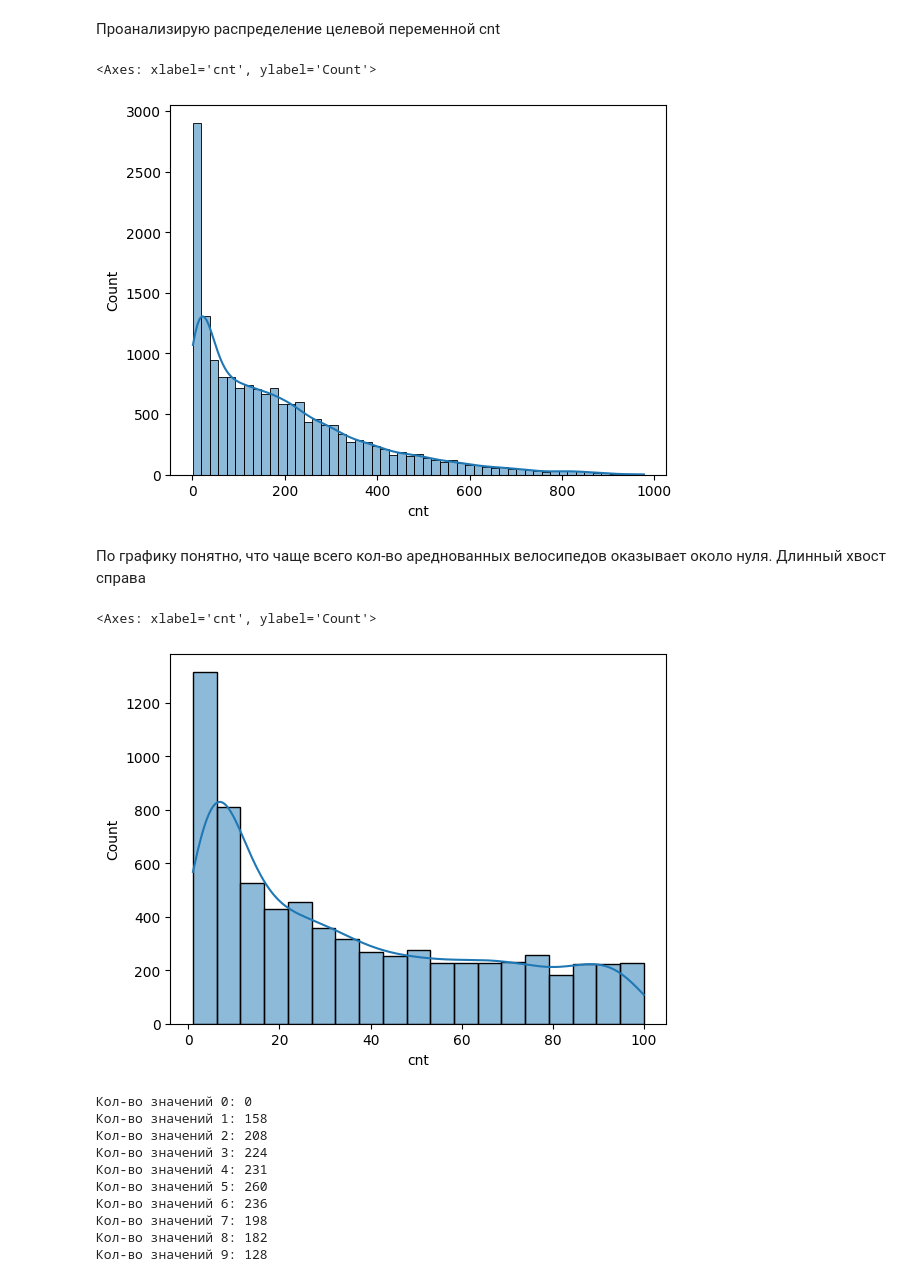
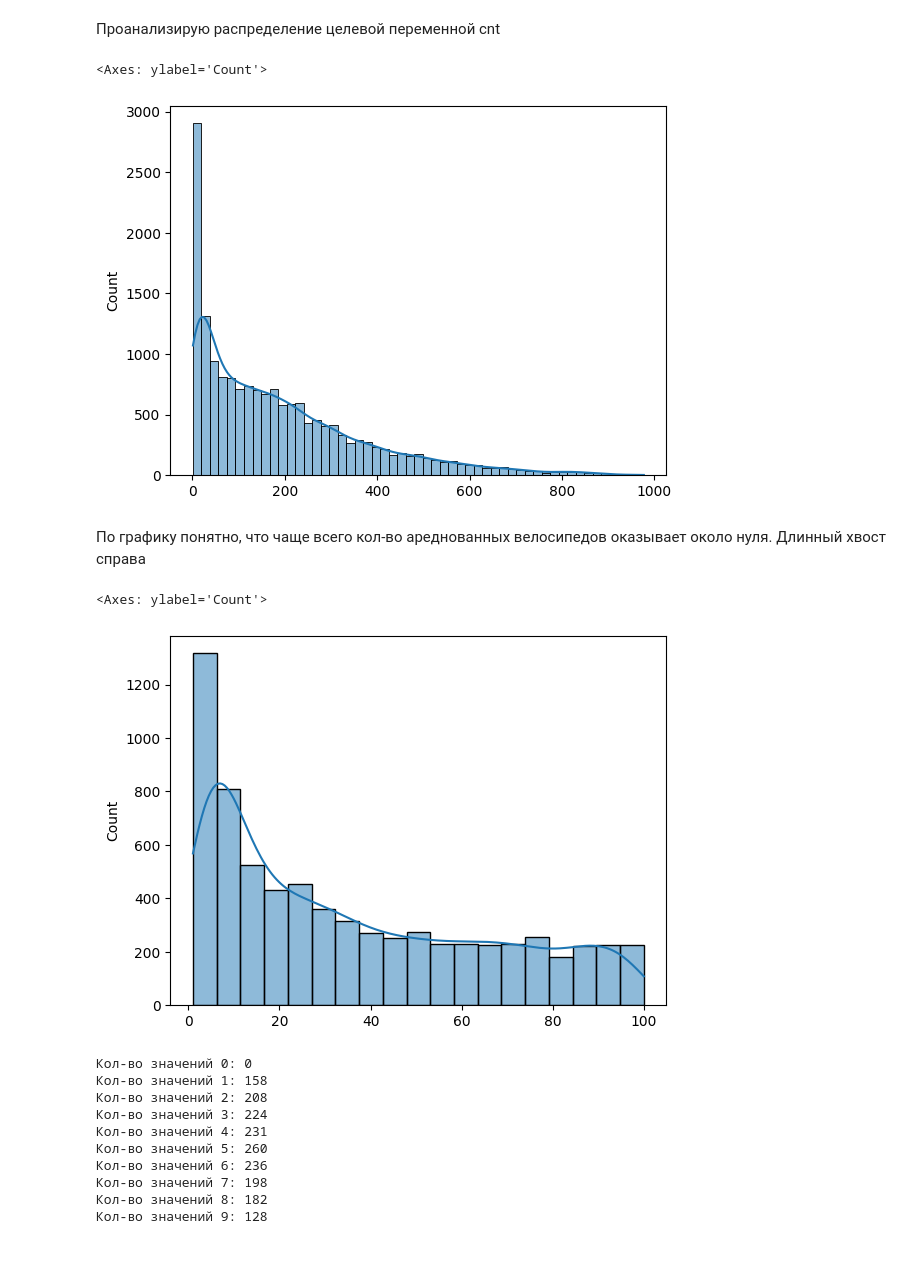
Before and after one commit to Kanogame/bikeshare, a Jupyter notebook: notebooks/01_eda.ipynb, the cells around one changed output. Drawn from its saved outputs; the diff is of its cells as text; code cells hidden in the pictures; blank space fills up the shorter version.

```diff
--- a/notebooks/01_eda.ipynb
+++ b/notebooks/01_eda.ipynb
@@ -69,17 +69,17 @@ memory usage: 1.9 MB
 # %% [markdown]
 Проанализирую распределение целевой переменной cnt
 # %%
-sns.histplot(data=raw_bikes["cnt"], kde=True)
+sns.histplot(data=list(raw_bikes["cnt"]), kde=True)
 # %% [output]
-<Axes: xlabel='cnt', ylabel='Count'>
+<Axes: ylabel='Count'>
-[figure, old version]
+[figure, new version]
 # %% [markdown]
 По графику понятно, что чаще всего кол-во ареднованных велосипедов оказывает около нуля. Длинный хвост справа
 # %%
-sns.histplot(data=raw_bikes[raw_bikes["cnt"] <= 100]["cnt"], kde=True)
+sns.histplot(data=list(raw_bikes[raw_bikes["cnt"] <= 100]["cnt"]), kde=True)
 # %% [output]
-<Axes: xlabel='cnt', ylabel='Count'>
+<Axes: ylabel='Count'>
-[figure, old version]
+[figure, new version]
 # %%
 for i in range(0, 10):
     print(f"Кол-во значений {i}: {len(raw_bikes[raw_bikes["cnt"] == i])}")
```
Also changed, not shown: parts of 27 cells of this notebook, 4 other files.
